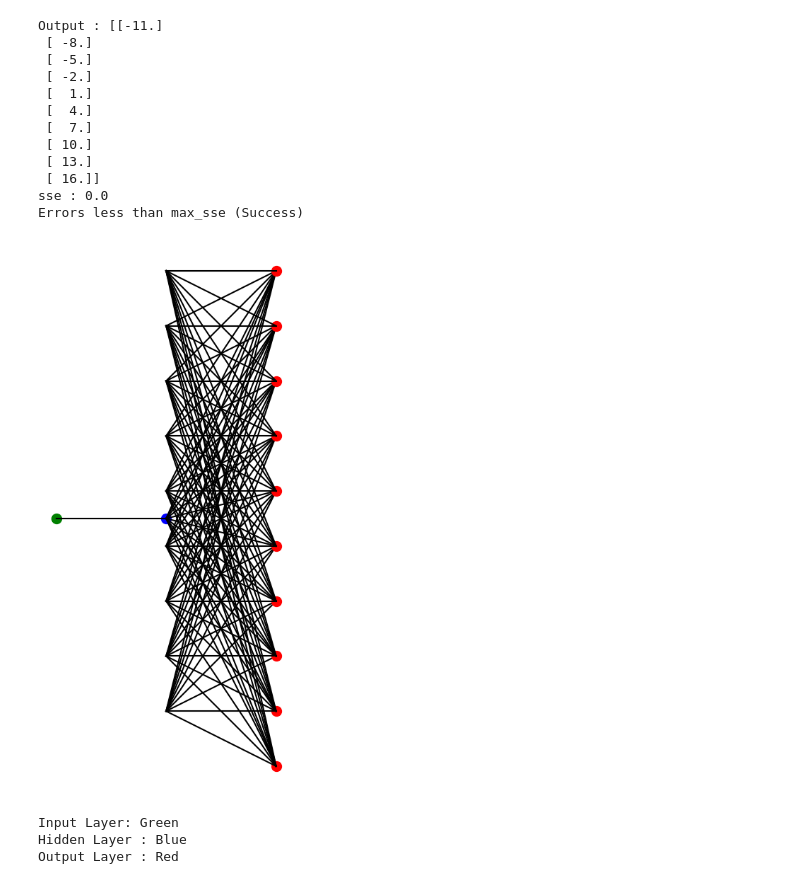
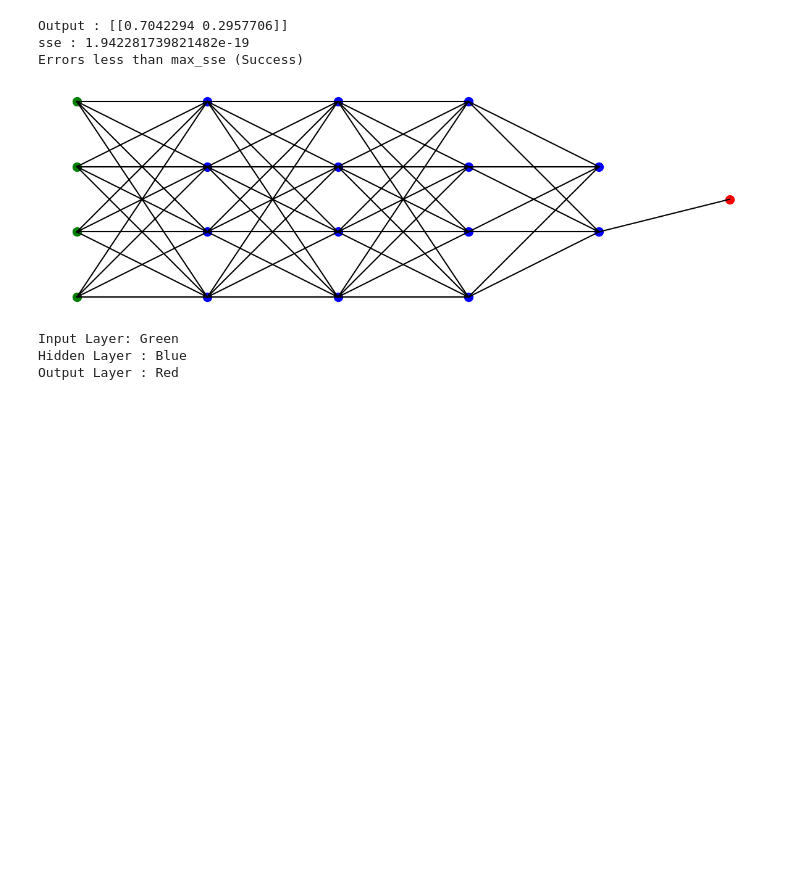
Before and after one commit to Rinaldy-Adin/FFNN-IF3270-Machine-Learning, a Jupyter notebook: Bagian-A/main.ipynb, the cells around one changed output. Cells and saved outputs as stored; diff of their text form; code cells hidden in the pictures; blank space fills up the shorter version.

Commit message:
fix: softmax calculations

```diff
--- a/Bagian-A/main.ipynb
+++ b/Bagian-A/main.ipynb
@@ -18,25 +18,34 @@ class Activation_Function(Enum):
     SOFTMAX = "softmax"
 
 
-def relu(v: float):
-    return max(0, v)
+def reluElmt(v: float):
+    return max(0.0, v)
 
+def sigmoidElmt(v: float):
+    return 1.0 / (1.0 + math.exp(-v))
 
-def sigmoid(v: float):
-    return 1 / (1 + math.exp(-v))
-
-def softmax(v: float):
-    e_v = np.exp(v - np.max(v))
-    return e_v / e_v.sum(axis=0)
+def softmaxElmt(v: float, expSum: float):
+    e_v = np.exp(v)
+    return e_v / expSum
 
 
 """
 Vectorizing activation functions so
 functions can be easily applied to ndarrays
 """
-reluVect = np.vectorize(relu)
-sigmoidVect = np.vectorize(sigmoid)
-softmaxVect = np.vectorize(softmax)
+reluVect = np.vectorize(reluElmt)
+sigmoidVect = np.vectorize(sigmoidElmt)
+softmaxVect = np.vectorize(softmaxElmt)
+
+def softmax(mat: np.ndarray):
+    mat = mat.transpose()
+    new_mat = np.empty((0,mat.shape[1]))
+    for row_idx in range(0, mat.shape[0]):
+        row = mat[row_idx]
+        row_exp_sum = np.sum(np.exp(row))
+        sm = softmaxVect(row, row_exp_sum)
+        new_mat = np.append(new_mat, np.array([sm]), axis=0)
+    return new_mat.transpose()
 
 """
 Layer object class
@@ -88,7 +97,7 @@ class FFNN:
 
         o_flat = output.ravel()
         e_flat = self._expected.ravel()
-        sse = 0
+        sse = 0.0
         for idx, o_val in enumerate(o_flat):
             e_val = e_flat[idx]
             sse += (o_val - e_val) ** 2
@@ -119,7 +128,7 @@ class FFNN:
             elif layer.activ_func == Activation_Function.SIGMOID:
                 current = sigmoidVect(current)
             elif layer.activ_func == Activation_Function.SOFTMAX:
-                current = softmaxVect(current)
+                current = softmax(current)
 
         current = current.transpose()
         sse = self.calc_sse(current)
@@ -218,27 +227,18 @@ def readfile(filename):
     except KeyError as e:
         print(f"Error: Missing expected key {e} in the JSON structure.")
 # %%
-ffnn = readfile("models/linear.json")
+ffnn = readfile("models/multilayer_softmax.json")
 output, sse, success = ffnn.run()
 print(f"Output : {output}")
 print(f"sse : {sse}")
 print("Errors less than max_sse (Success)" if success else "Errors more than max_sse (Fail)")
 
 ffnn.draw_network()
 # %% [output]
-Output : [[-11.]
- [ -8.]
- [ -5.]
- [ -2.]
- [  1.]
- [  4.]
- [  7.]
- [ 10.]
- [ 13.]
- [ 16.]]
-sse : 0.0
+Output : [[0.7042294 0.2957706]]
+sse : 1.942281739821482e-19
 Errors less than max_sse (Success)
-[figure, old version]
+[figure, new version]
 Input Layer: Green
 Hidden Layer : Blue
 Output Layer : Red
```
Also changed, not shown: 2 other files.
